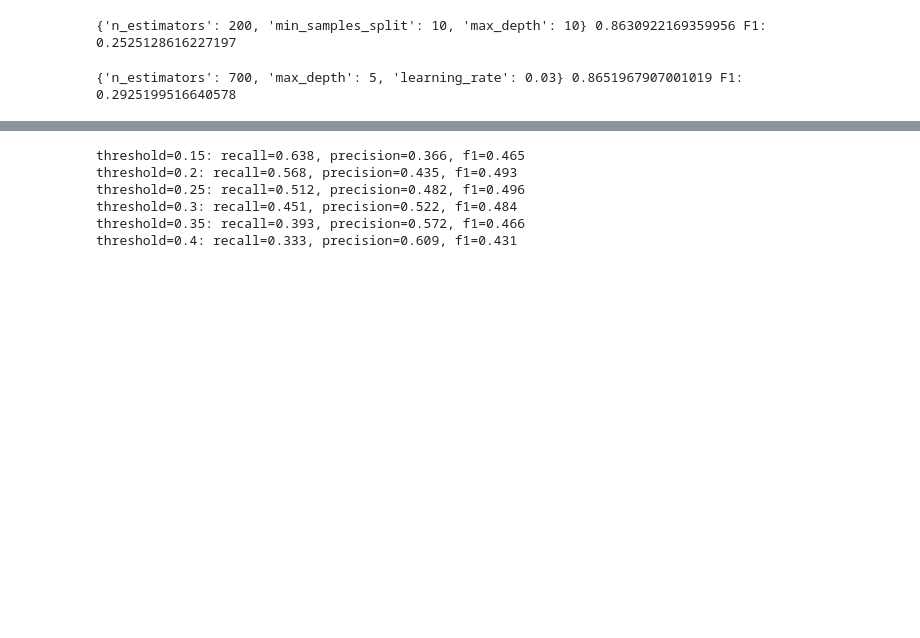
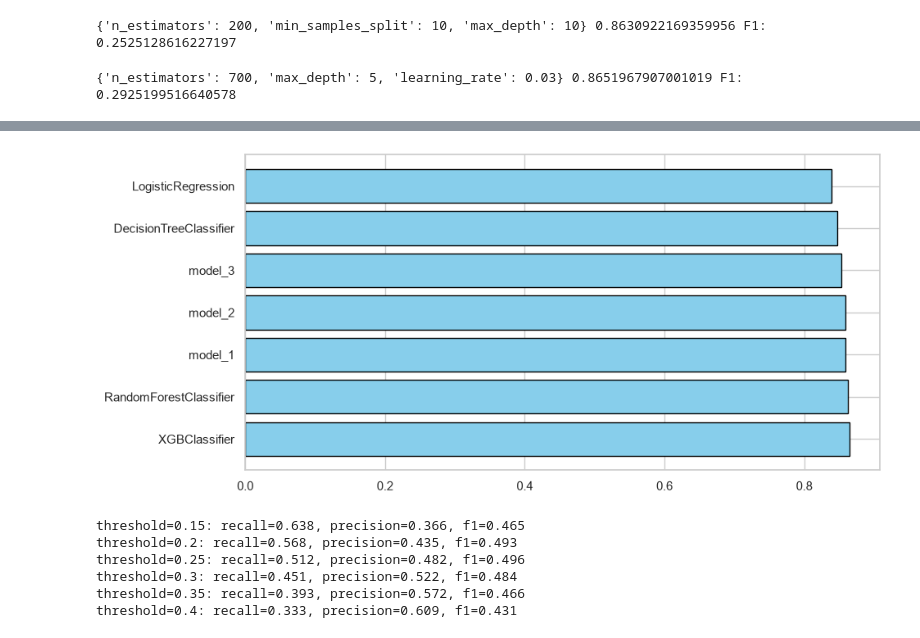
Before and after one commit to coretlwww/credit-risk-prediction, a Jupyter notebook: notebooks/03_modeling.ipynb, the cells around one changed output, grey strips where cells are left out. Drawn from its saved outputs; the diff is of its cells as text; code cells hidden in the pictures; blank space fills up the shorter version.

```diff
--- a/notebooks/03_modeling.ipynb
+++ b/notebooks/03_modeling.ipynb
@@ -175,3 +166,12 @@ results_df.to_csv('../models/model_comparison.csv', index=False)
+# %%
+plt.figure(figsize=(10, 5))
+sns.set_theme(style="whitegrid")
+
+bars = plt.barh(
+    results_df["model_name"], results_df["roc_auc"], color="skyblue", edgecolor="black"
+)
+# %% [output]
+[figure, added]
 # %%
 y_predict_proba_cv = xgbc_model.predict_proba(x_cv)[:, 1]
 
```
Also changed, not shown: parts of 9 cells of this notebook, 13 other files.
